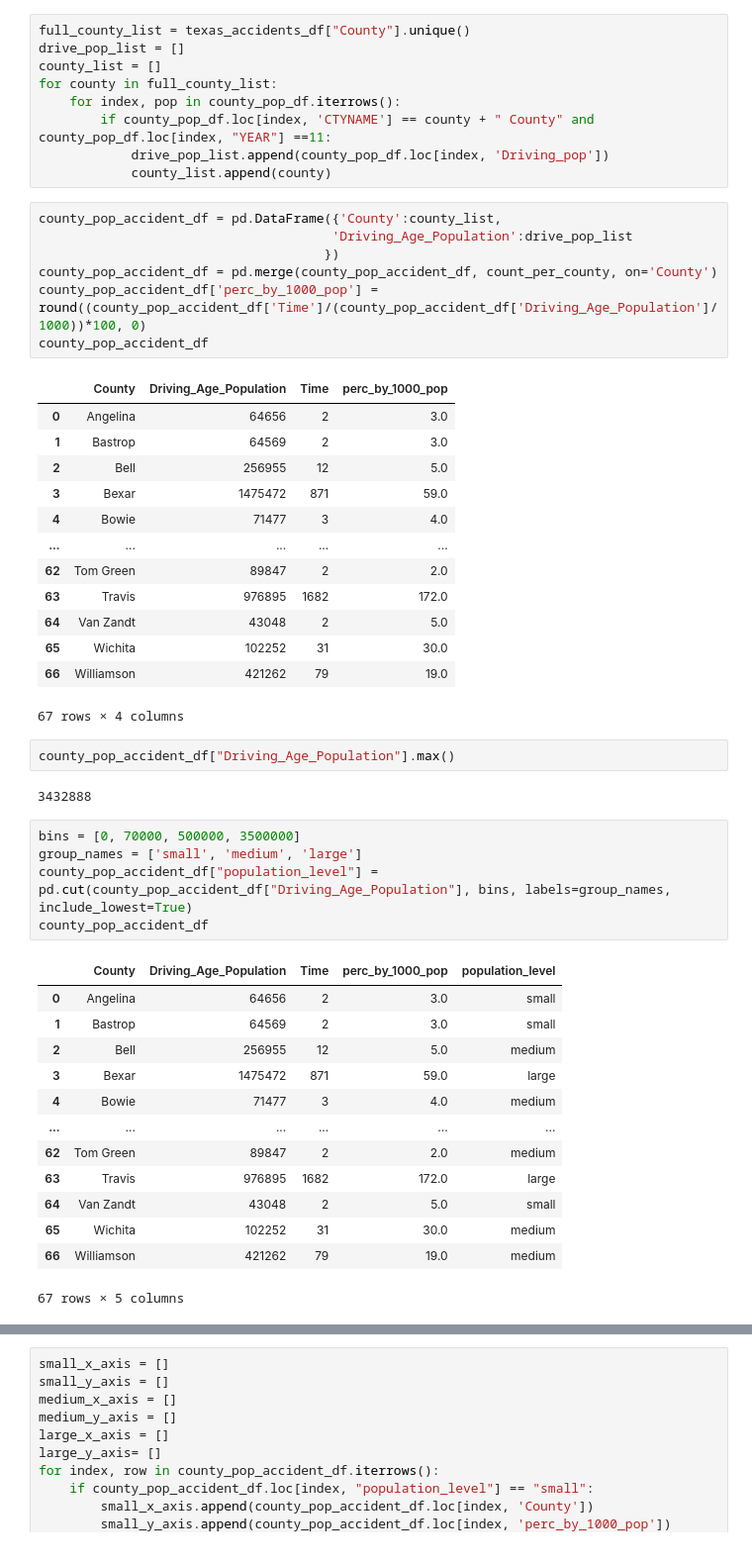
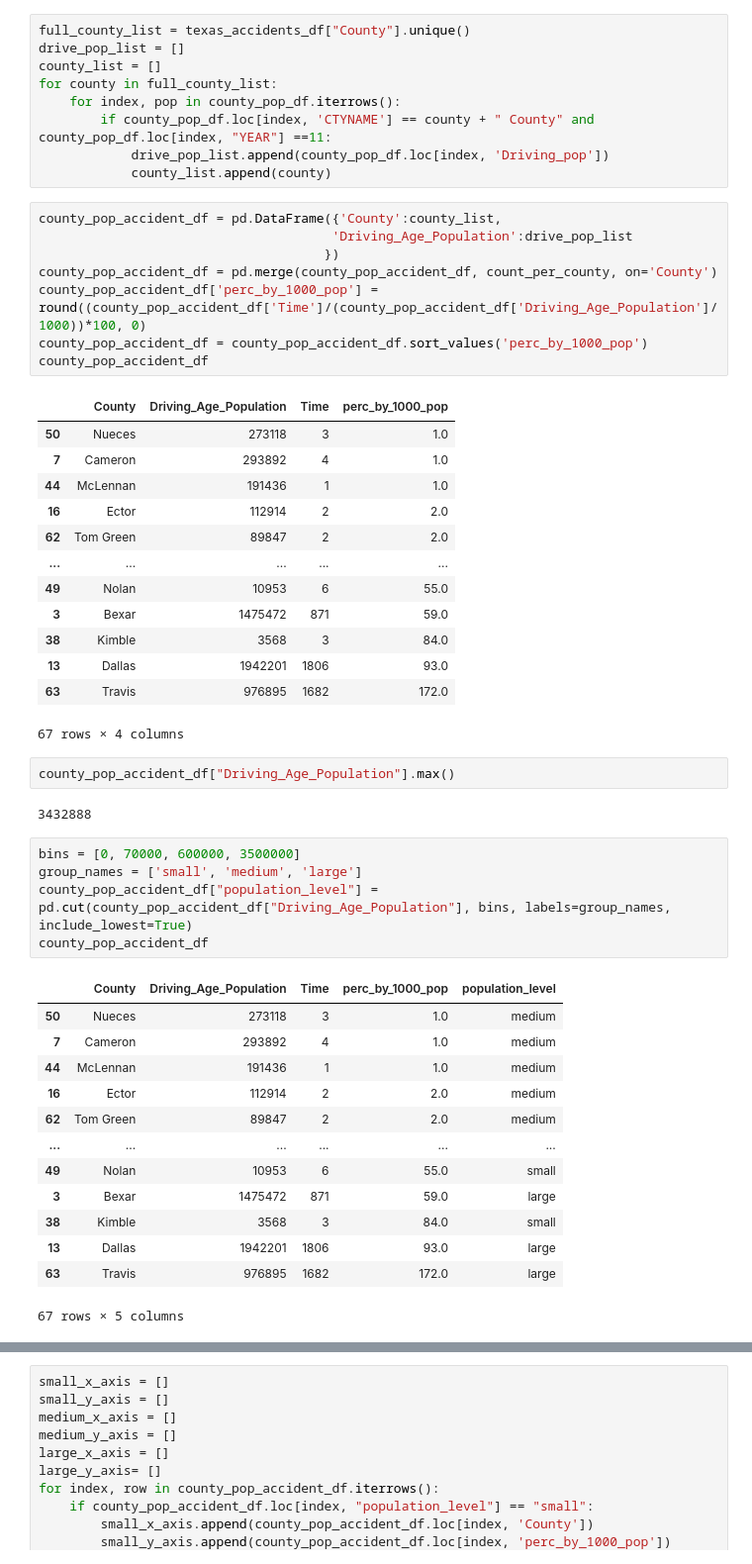
Before and after one commit to Corters22/Traffic_Data_in_San_Antonio, a Jupyter notebook: Question_1/Traffic_in_Texas_cities.ipynb, the cells around one changed output, grey strips where cells are left out. Shown at 99% size. Cells and saved outputs as stored; diff of their text form.

```diff
--- a/Question_1/Traffic_in_Texas_cities.ipynb
+++ b/Question_1/Traffic_in_Texas_cities.ipynb
@@ -79,43 +79,44 @@ county_pop_accident_df = pd.DataFrame({'County':county_list,
                                      })
 county_pop_accident_df = pd.merge(county_pop_accident_df, count_per_county, on='County')
 county_pop_accident_df['perc_by_1000_pop'] = round((county_pop_accident_df['Time']/(county_pop_accident_df['Driving_Age_Population']/1000))*100, 0)
+county_pop_accident_df = county_pop_accident_df.sort_values('perc_by_1000_pop')
 county_pop_accident_df
 # %% [output]
 |  | County | Driving_Age_Population | Time | perc_by_1000_pop |
-| 0 | Angelina | 64656 | 2 | 3.0 |
-| 1 | Bastrop | 64569 | 2 | 3.0 |
-| 2 | Bell | 256955 | 12 | 5.0 |
+| 50 | Nueces | 273118 | 3 | 1.0 |
+| 7 | Cameron | 293892 | 4 | 1.0 |
+| 44 | McLennan | 191436 | 1 | 1.0 |
+| 16 | Ector | 112914 | 2 | 2.0 |
+| 62 | Tom Green | 89847 | 2 | 2.0 |
+| ... | ... | ... | ... | ... |
+| 49 | Nolan | 10953 | 6 | 55.0 |
 | 3 | Bexar | 1475472 | 871 | 59.0 |
-| 4 | Bowie | 71477 | 3 | 4.0 |
-| ... | ... | ... | ... | ... |
-| 62 | Tom Green | 89847 | 2 | 2.0 |
+| 38 | Kimble | 3568 | 3 | 84.0 |
+| 13 | Dallas | 1942201 | 1806 | 93.0 |
 | 63 | Travis | 976895 | 1682 | 172.0 |
-| 64 | Van Zandt | 43048 | 2 | 5.0 |
-| 65 | Wichita | 102252 | 31 | 30.0 |
-| 66 | Williamson | 421262 | 79 | 19.0 |
 67 rows × 4 columns
 # %%
 county_pop_accident_df["Driving_Age_Population"].max()
 # %% [output]
 3432888
 # %%
-bins = [0, 70000, 500000, 3500000]
+bins = [0, 70000, 600000, 3500000]
 group_names = ['small', 'medium', 'large']
 county_pop_accident_df["population_level"] = pd.cut(county_pop_accident_df["Driving_Age_Population"], bins, labels=group_names, include_lowest=True)
 county_pop_accident_df
 # %% [output]
 |  | County | Driving_Age_Population | Time | perc_by_1000_pop | population_level |
-| 0 | Angelina | 64656 | 2 | 3.0 | small |
-| 1 | Bastrop | 64569 | 2 | 3.0 | small |
-| 2 | Bell | 256955 | 12 | 5.0 | medium |
+| 50 | Nueces | 273118 | 3 | 1.0 | medium |
+| 7 | Cameron | 293892 | 4 | 1.0 | medium |
+| 44 | McLennan | 191436 | 1 | 1.0 | medium |
+| 16 | Ector | 112914 | 2 | 2.0 | medium |
+| 62 | Tom Green | 89847 | 2 | 2.0 | medium |
+| ... | ... | ... | ... | ... | ... |
+| 49 | Nolan | 10953 | 6 | 55.0 | small |
 | 3 | Bexar | 1475472 | 871 | 59.0 | large |
-| 4 | Bowie | 71477 | 3 | 4.0 | medium |
-| ... | ... | ... | ... | ... | ... |
-| 62 | Tom Green | 89847 | 2 | 2.0 | medium |
+| 38 | Kimble | 3568 | 3 | 84.0 | small |
+| 13 | Dallas | 1942201 | 1806 | 93.0 | large |
 | 63 | Travis | 976895 | 1682 | 172.0 | large |
-| 64 | Van Zandt | 43048 | 2 | 5.0 | small |
-| 65 | Wichita | 102252 | 31 | 30.0 | medium |
-| 66 | Williamson | 421262 | 79 | 19.0 | medium |
 67 rows × 5 columns
 # %%
 min_county = []
```
Also changed, not shown: parts of 5 cells of this notebook, 4 other files.
